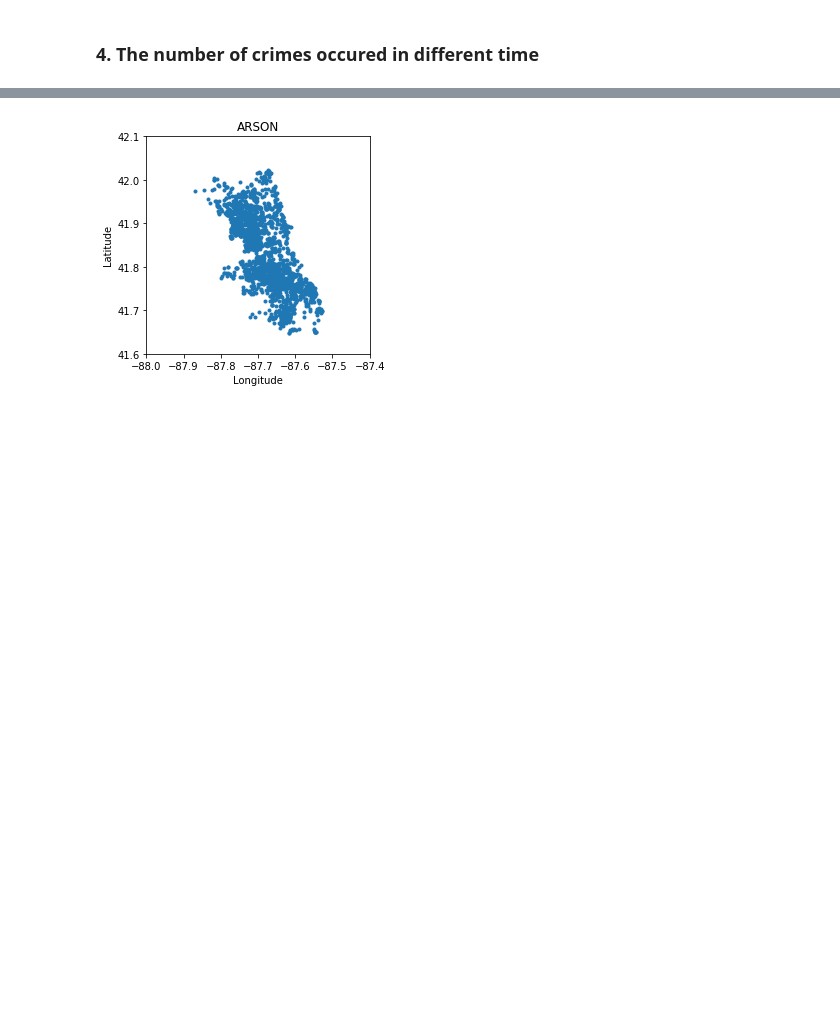
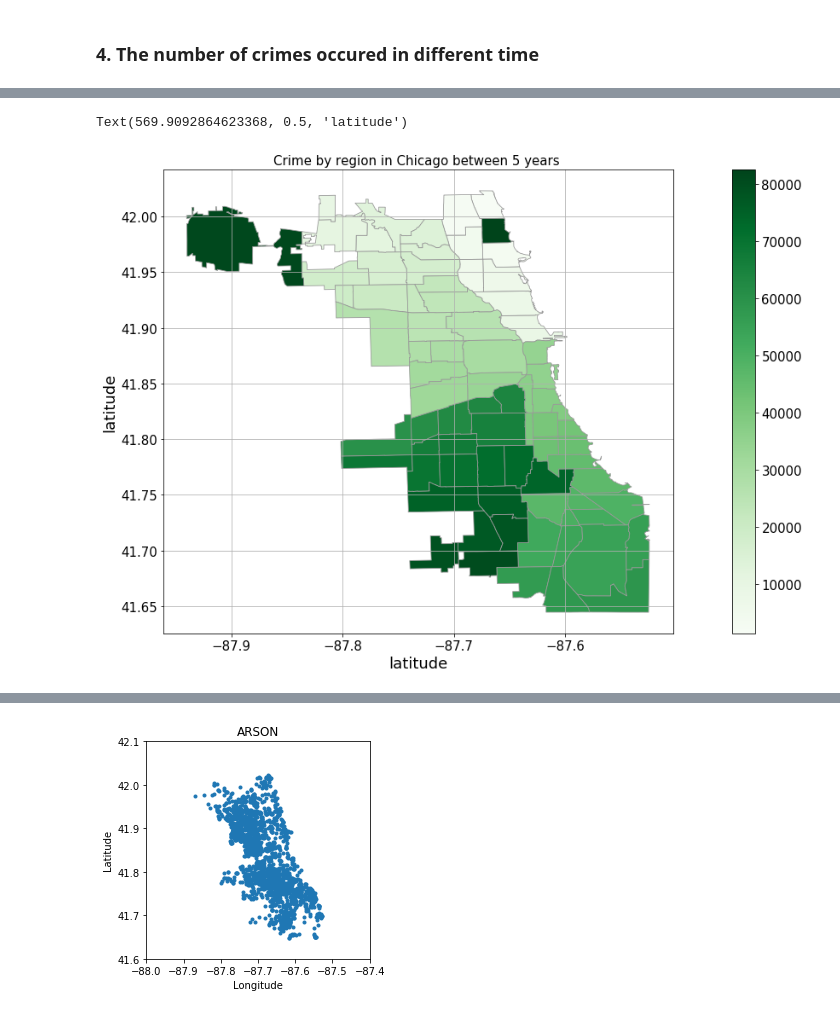
Before and after one commit to kimjaeh10/cmse202-project1, a Jupyter notebook: CMSE202-Project1.ipynb, the cells around one changed output, grey strips where cells are left out. Saved outputs shown, nothing was run; the diff lists cells and outputs as text; code cells hidden in the pictures; blank space fills up the shorter version.

```diff
--- a/CMSE202-Project1.ipynb
+++ b/CMSE202-Project1.ipynb
@@ -88,0 +133,5 @@ plt.show()
+# %%
+newfd='geo_5.geojson'
+map2_Chicago=gpd.read_file(newfd)
+map2_Chicago.rename(columns={'area_num_1':'Area_num'},inplace=True)
+map2_Chicago['Area_num']=pd.to_numeric(map2_Chicago['Area_num'])
@@ -88,0 +151,25 @@ plt.show()
+# %%
+district2_2003=pd.DataFrame(data ['Community Area'].value_counts())
+
+district2_2003=district2_2003.reset_index().rename(columns={'index':'Area_num','Community Area':'Num_crime'})
+
+map2_2003=map2_Chicago.merge(district2_2003,on='Area_num')
+# %%
+sm = plt.cm.ScalarMappable(cmap='Greens')
+
+sm.norm=plt.Normalize(vmin = (min(map2_2003['Num_crime'])),
+                   vmax = (max(map2_2003['Num_crime'])))
+sm._A= []
+
+cbar = fig.colorbar(sm)
+
+map2_2003.plot(column="Area_num", cmap='Greens', linewidth=0.8, edgecolor='0.6')
+plt.colorbar(sm)
+
+plt.title('Crime by region in Chicago between 5 years ')
+plt.grid()
+plt.xlabel("latitude")
+plt.ylabel("latitude")
+# %% [output]
+Text(569.9092864623368, 0.5, 'latitude')
+[figure, added]
```
Also changed, not shown: parts of 29 cells of this notebook.
